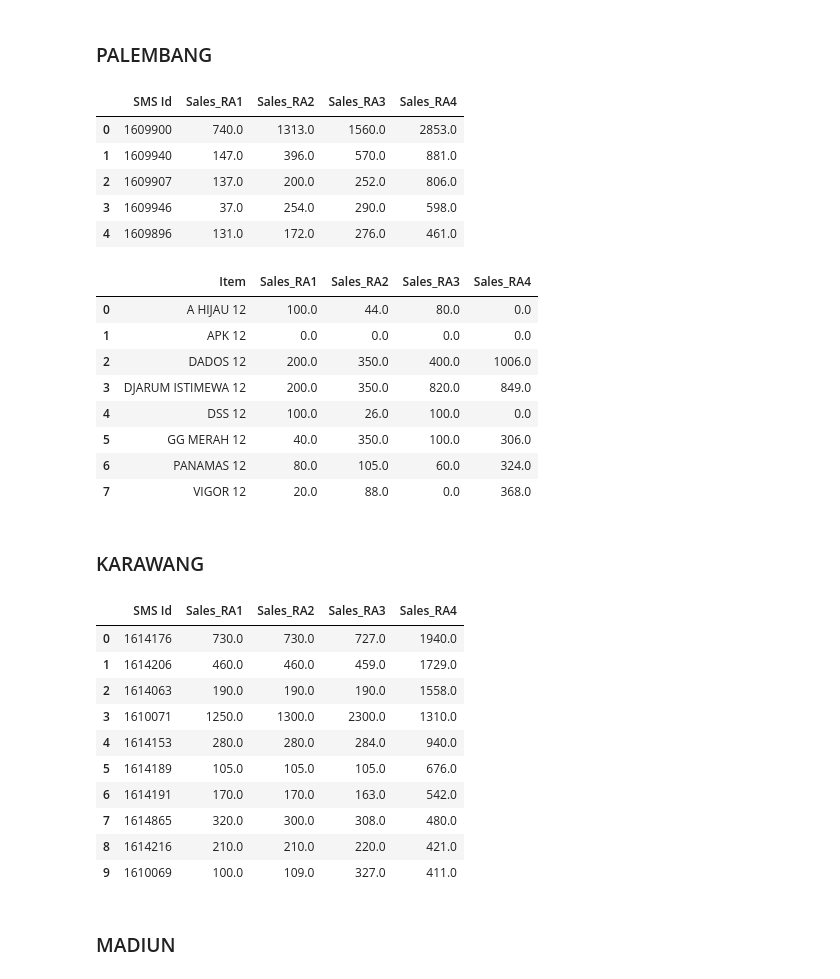
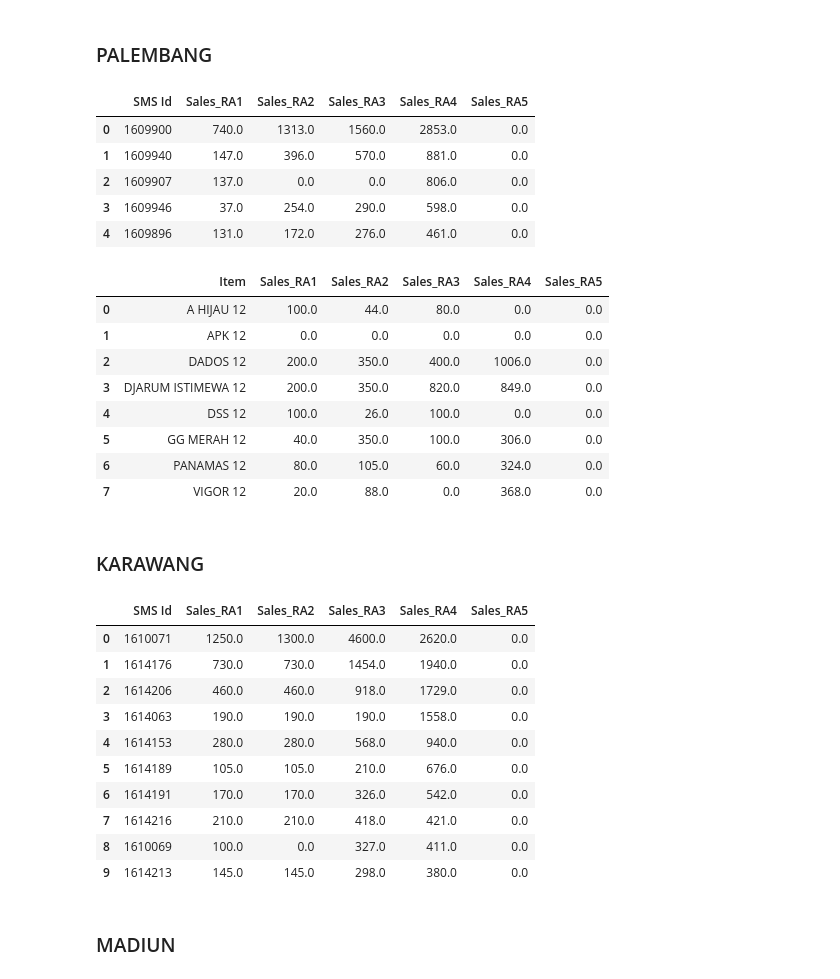
Before and after one commit to dyahrosita/Project, a Jupyter notebook: Project_JTI_5AO.ipynb, the cells around one changed output. Saved outputs shown, nothing was run; the diff lists cells and outputs as text; code cells hidden in the pictures.

```diff
--- a/Project_JTI_5AO.ipynb
+++ b/Project_JTI_5AO.ipynb
@@ -709,8 +847,12 @@ df_merge['Claimed_Sales_RA2'] = np.where(df_merge['Claimed_Sales_RA2(di_RA4)']>0
                                           np.where(df_merge['Claimed_Sales_RA2(di_RA3)']>0, df_merge['Claimed_Sales_RA2(di_RA3)'],
                                                    np.where(df_merge['Claimed_Sales_RA2(di_RA2)']>0, df_merge['Claimed_Sales_RA2(di_RA2)'], np.nan)))
 df_merge['Claimed_Sales_RA3'] = np.where(df_merge['Claimed_Sales_RA3(di_RA4)']>0, df_merge['Claimed_Sales_RA3(di_RA4)'],
-                                          np.where(df_merge['Claimed_Sales_RA3(di_RA3)']>0, df_merge['Claimed_Sales_RA3(di_RA3)'], np.nan))
-df_merge['Claimed_Sales_RA4'] = np.where(df_merge['Claimed_Sales_RA4(di_RA4)']>0, df_merge['Claimed_Sales_RA4(di_RA4)'], np.nan)
+                                         np.where(df_merge['Claimed_Sales_RA3(di_RA3)']>0, df_merge['Claimed_Sales_RA3(di_RA3)'],
+                                                  np.where(df_merge['Claimed_Sales_RA3(di_RA5)']>0, df_merge['Claimed_Sales_RA3(di_RA5)'], np.nan)))
+df_merge['Claimed_Sales_RA4'] = np.where(df_merge['Claimed_Sales_RA4(di_RA4)']>0, df_merge['Claimed_Sales_RA4(di_RA4)'],
+                                         np.where(df_merge['Claimed_Sales_RA4(di_RA5)']>0, df_merge['Claimed_Sales_RA4(di_RA5)'], np.nan))
+df_merge['Claimed_Sales_RA5'] = np.where(df_merge['Claimed_Sales_RA5(di_RA5)']>0, df_merge['Claimed_Sales_RA5(di_RA5)'], np.nan)
+
 
 '''df_merge = df_merge.drop(['Claimed_Sales_RA1(di_RA2)','Claimed_Sales_RA2(di_RA2)',
                           'Claimed_Sales_RA1(di_RA3)','Claimed_Sales_RA2(di_RA3)','Claimed_Sales_RA3(di_RA3)',
@@ -724,17 +866,20 @@ df_merge['ED_RA1'] = df_merge['ED_RA1']/oneday
 df_merge['ED_RA2'] = df_merge['ED_RA2']/oneday
 df_merge['ED_RA3'] = df_merge['ED_RA3']/oneday
 df_merge['ED_RA4'] = df_merge['ED_RA4']/oneday
+df_merge['ED_RA5'] = df_merge['ED_RA5']/oneday
 # %%
 # Replace Elapsed Day yang NA dengan nol
 df_merge['ED_RA1'] = df_merge['ED_RA1'].fillna(0)
 df_merge['ED_RA2'] = df_merge['ED_RA2'].fillna(0)
 df_merge['ED_RA3'] = df_merge['ED_RA3'].fillna(0)
 df_merge['ED_RA4'] = df_merge['ED_RA4'].fillna(0)
+df_merge['ED_RA5'] = df_merge['ED_RA5'].fillna(0)
 # %%
 df_merge['Sales_RA1'] = np.where(df_merge['ED_RA1']!=0, round((df_merge['Stock_IA']+df_merge['Purchase_RA1']-df_merge['Stock_RA1'])/df_merge['ED_RA1']*7), df_merge['Claimed_Sales_RA1'])
 df_merge['Sales_RA2'] = np.where(df_merge['ED_RA2']!=0, round((df_merge['Stock_RA1']+df_merge['Purchase_RA2']-df_merge['Stock_RA2'])/df_merge['ED_RA2']*7), df_merge['Claimed_Sales_RA2'])
 df_merge['Sales_RA3'] = np.where(df_merge['ED_RA3']!=0, round((df_merge['Stock_RA2']+df_merge['Purchase_RA3']-df_merge['Stock_RA3'])/df_merge['ED_RA3']*7), df_merge['Claimed_Sales_RA3'])
 df_merge['Sales_RA4'] = np.where(df_merge['ED_RA4']!=0, round((df_merge['Stock_RA3']+df_merge['Purchase_RA4']-df_merge['Stock_RA4'])/df_merge['ED_RA4']*14), df_merge['Claimed_Sales_RA4'])
+df_merge['Sales_RA5'] = np.where(df_merge['ED_RA5']!=0, round((df_merge['Stock_RA4']+df_merge['Purchase_RA5']-df_merge['Stock_RA5'])/df_merge['ED_RA5']*14), df_merge['Claimed_Sales_RA5'])
 # %%
 df_merge[df_merge['visit_RA1'].isna()].head()
 # %% [output]
@@ -1027,35 +1140,35 @@ sales = prev_stock+purchase+missinginv+missinstock-shopstock-otherstock - goodre
 palembang = df_merge[df_merge['Area']=='PALEMBANG']
 piv_palembang = pd.pivot_table(palembang,
                index='SMS Id',
-               values=['Sales_RA1','Sales_RA2','Sales_RA3','Sales_RA4'],
+               values=['Sales_RA1','Sales_RA2','Sales_RA3','Sales_RA4','Sales_RA5'],
                aggfunc='sum').reset_index()
 
 piv_palembang.sort_values('Sales_RA4', ascending=False).reset_index(drop=True).head(5)
 
 ## ADA 1 TOKO YANG ANGKANYA JAUH DARI TOKO LAINNYA
 # %% [output]
-|  | SMS Id | Sales_RA1 | Sales_RA2 | Sales_RA3 | Sales_RA4 |
-| 0 | 1609900 | 740.0 | 1313.0 | 1560.0 | 2853.0 |
-| 1 | 1609940 | 147.0 | 396.0 | 570.0 | 881.0 |
-| 2 | 1609907 | 137.0 | 200.0 | 252.0 | 806.0 |
-| 3 | 1609946 | 37.0 | 254.0 | 290.0 | 598.0 |
-| 4 | 1609896 | 131.0 | 172.0 | 276.0 | 461.0 |
+|  | SMS Id | Sales_RA1 | Sales_RA2 | Sales_RA3 | Sales_RA4 | Sales_RA5 |
+| 0 | 1609900 | 740.0 | 1313.0 | 1560.0 | 2853.0 | 0.0 |
+| 1 | 1609940 | 147.0 | 396.0 | 570.0 | 881.0 | 0.0 |
+| 2 | 1609907 | 137.0 | 0.0 | 0.0 | 806.0 | 0.0 |
+| 3 | 1609946 | 37.0 | 254.0 | 290.0 | 598.0 | 0.0 |
+| 4 | 1609896 | 131.0 | 172.0 | 276.0 | 461.0 | 0.0 |
 # %%
 # Lihat profil toko 1609900
 pd.pivot_table(palembang[palembang['SMS Id']==1609900],
                index='Item',
-               values=['Sales_RA1','Sales_RA2','Sales_RA3','Sales_RA4'],
+               values=['Sales_RA1','Sales_RA2','Sales_RA3','Sales_RA4','Sales_RA5'],
                aggfunc='sum').reset_index()
 # %% [output]
-|  | Item | Sales_RA1 | Sales_RA2 | Sales_RA3 | Sales_RA4 |
-| 0 | A HIJAU 12 | 100.0 | 44.0 | 80.0 | 0.0 |
-| 1 | APK 12 | 0.0 | 0.0 | 0.0 | 0.0 |
-| 2 | DADOS 12 | 200.0 | 350.0 | 400.0 | 1006.0 |
-| 3 | DJARUM ISTIMEWA 12 | 200.0 | 350.0 | 820.0 | 849.0 |
-| 4 | DSS 12 | 100.0 | 26.0 | 100.0 | 0.0 |
-| 5 | GG MERAH 12 | 40.0 | 350.0 | 100.0 | 306.0 |
-| 6 | PANAMAS 12 | 80.0 | 105.0 | 60.0 | 324.0 |
-| 7 | VIGOR 12 | 20.0 | 88.0 | 0.0 | 368.0 |
+|  | Item | Sales_RA1 | Sales_RA2 | Sales_RA3 | Sales_RA4 | Sales_RA5 |
+| 0 | A HIJAU 12 | 100.0 | 44.0 | 80.0 | 0.0 | 0.0 |
+| 1 | APK 12 | 0.0 | 0.0 | 0.0 | 0.0 | 0.0 |
+| 2 | DADOS 12 | 200.0 | 350.0 | 400.0 | 1006.0 | 0.0 |
+| 3 | DJARUM ISTIMEWA 12 | 200.0 | 350.0 | 820.0 | 849.0 | 0.0 |
+| 4 | DSS 12 | 100.0 | 26.0 | 100.0 | 0.0 | 0.0 |
+| 5 | GG MERAH 12 | 40.0 | 350.0 | 100.0 | 306.0 | 0.0 |
+| 6 | PANAMAS 12 | 80.0 | 105.0 | 60.0 | 324.0 | 0.0 |
+| 7 | VIGOR 12 | 20.0 | 88.0 | 0.0 | 368.0 | 0.0 |
 # %%
 ## Masukkan Toko ke List yang akan di Takeout
 outlier_palembang = [1609900]
@@ -1064,26 +1177,26 @@ outlier_palembang = [1609900]
 # %%
 # TOP 5 Toko di KARAWANG
 karawang = df_merge[df_merge['Area']=='KARAWANG']
 piv_karawang = pd.pivot_table(karawang,
                index='SMS Id',
-               values=['Sales_RA1','Sales_RA2','Sales_RA3','Sales_RA4'],
+               values=['Sales_RA1','Sales_RA2','Sales_RA3','Sales_RA4','Sales_RA5'],
                aggfunc='sum').reset_index()
 
 piv_karawang.sort_values('Sales_RA4', ascending=False).reset_index(drop=True).head(10)
 
 ## ADA 4 TOKO YANG ANGKANYA JAUH DARI TOKO LAINNYA
 # %% [output]
-|  | SMS Id | Sales_RA1 | Sales_RA2 | Sales_RA3 | Sales_RA4 |
-| 0 | 1614176 | 730.0 | 730.0 | 727.0 | 1940.0 |
-| 1 | 1614206 | 460.0 | 460.0 | 459.0 | 1729.0 |
-| 2 | 1614063 | 190.0 | 190.0 | 190.0 | 1558.0 |
-| 3 | 1610071 | 1250.0 | 1300.0 | 2300.0 | 1310.0 |
-| 4 | 1614153 | 280.0 | 280.0 | 284.0 | 940.0 |
-| 5 | 1614189 | 105.0 | 105.0 | 105.0 | 676.0 |
-| 6 | 1614191 | 170.0 | 170.0 | 163.0 | 542.0 |
-| 7 | 1614865 | 320.0 | 300.0 | 308.0 | 480.0 |
-| 8 | 1614216 | 210.0 | 210.0 | 220.0 | 421.0 |
-| 9 | 1610069 | 100.0 | 109.0 | 327.0 | 411.0 |
+|  | SMS Id | Sales_RA1 | Sales_RA2 | Sales_RA3 | Sales_RA4 | Sales_RA5 |
+| 0 | 1610071 | 1250.0 | 1300.0 | 4600.0 | 2620.0 | 0.0 |
+| 1 | 1614176 | 730.0 | 730.0 | 1454.0 | 1940.0 | 0.0 |
+| 2 | 1614206 | 460.0 | 460.0 | 918.0 | 1729.0 | 0.0 |
+| 3 | 1614063 | 190.0 | 190.0 | 190.0 | 1558.0 | 0.0 |
+| 4 | 1614153 | 280.0 | 280.0 | 568.0 | 940.0 | 0.0 |
+| 5 | 1614189 | 105.0 | 105.0 | 210.0 | 676.0 | 0.0 |
+| 6 | 1614191 | 170.0 | 170.0 | 326.0 | 542.0 | 0.0 |
+| 7 | 1614216 | 210.0 | 210.0 | 418.0 | 421.0 | 0.0 |
+| 8 | 1610069 | 100.0 | 0.0 | 327.0 | 411.0 | 0.0 |
+| 9 | 1614213 | 145.0 | 145.0 | 298.0 | 380.0 | 0.0 |
 # %%
 ## Masukkan Toko ke List yang akan di Takeout
 outlier_karawang = [1614176, 1614206, 1614063,	1610071]
```
Also changed, not shown: parts of 51 cells of this notebook.
